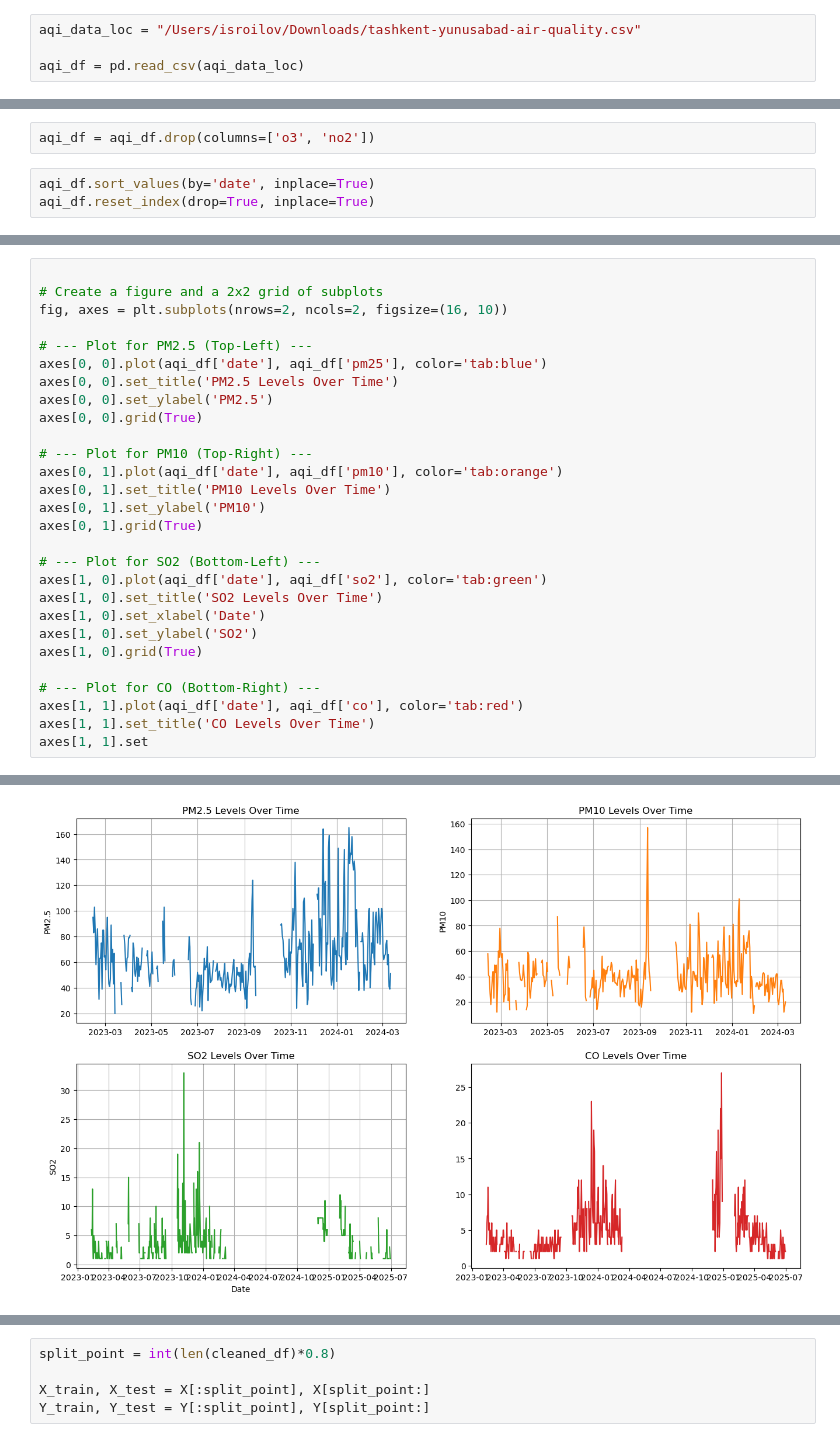
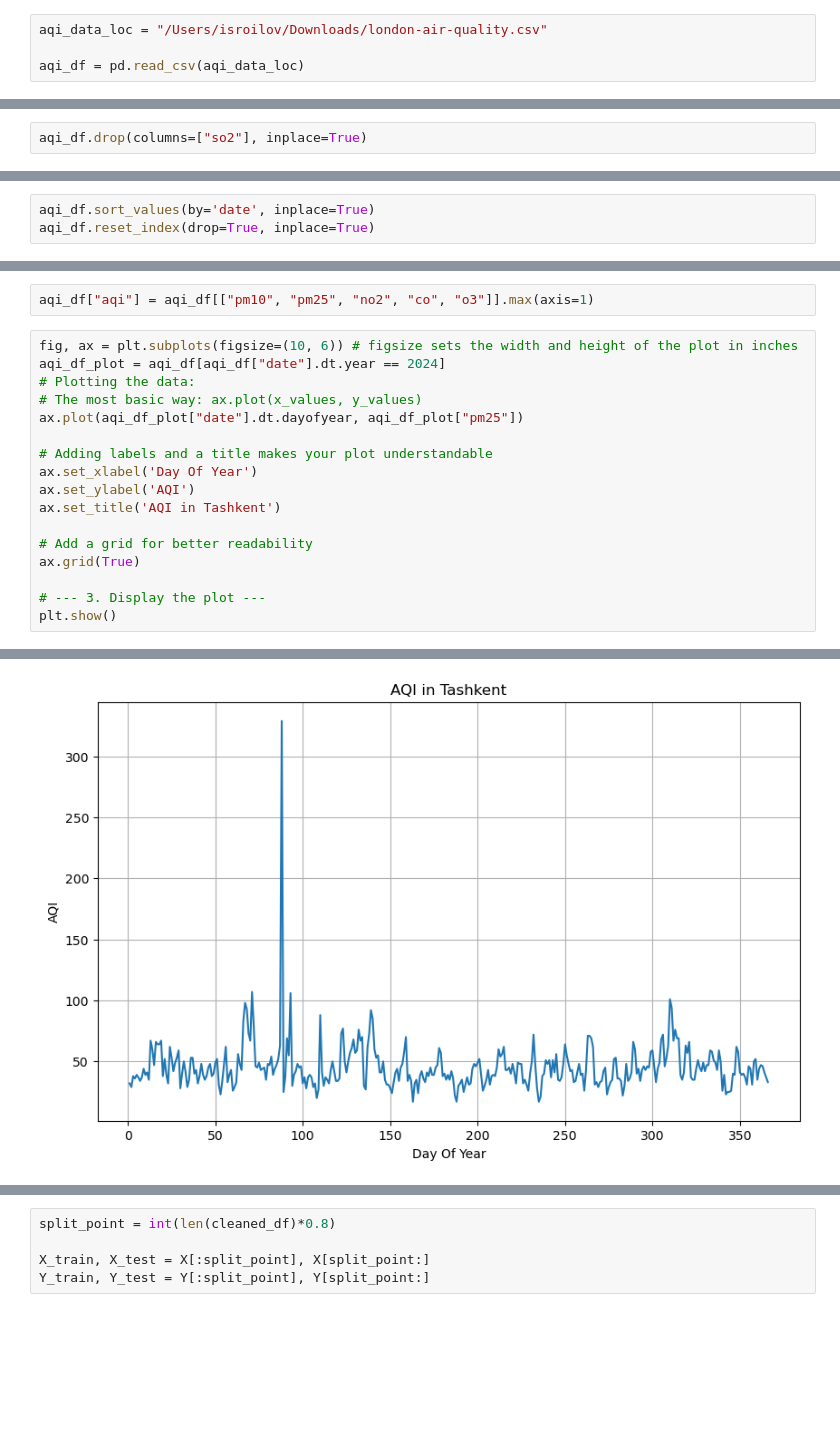
Before and after one commit to Avazbek2002/aqi_prediction, a Jupyter notebook: experiment.ipynb, the cells around one changed output, grey strips where cells are left out. Saved outputs shown, nothing was run; the diff lists cells and outputs as text; blank space fills up the shorter version.

Commit message:
pushing all the data

```diff
--- a/experiment.ipynb
+++ b/experiment.ipynb
@@ -7,5 +8,5 @@ import xgboost as xgb
 # %%
-aqi_data_loc = "/Users/isroilov/Downloads/tashkent-yunusabad-air-quality.csv"
+aqi_data_loc = "/Users/isroilov/Downloads/london-air-quality.csv"
 
 aqi_df = pd.read_csv(aqi_data_loc)
 # %%
@@ -64,3 +65,5 @@ memory usage: 27.4 KB
+# %%
+aqi_df.drop(columns=["so2"], inplace=True)
 # %%
 aqi_df.describe()
 # %% [output]
@@ -76,5 +79,3 @@ aqi_df.describe()
-# %%
-aqi_df = aqi_df.drop(columns=['o3', 'no2'])
 # %%
 aqi_df.sort_values(by='date', inplace=True)
 aqi_df.reset_index(drop=True, inplace=True)
@@ -90,29 +120,20 @@ aqi_df.head()
+# %%
+aqi_df["aqi"] = aqi_df[["pm10", "pm25", "no2", "co", "o3"]].max(axis=1)
 # %%
+fig, ax = plt.subplots(figsize=(10, 6)) # figsize sets the width and height of the plot in inches
+aqi_df_plot = aqi_df[aqi_df["date"].dt.year == 2024]
+# Plotting the data:
+# The most basic way: ax.plot(x_values, y_values)
+ax.plot(aqi_df_plot["date"].dt.dayofyear, aqi_df_plot["pm25"])
 
-# Create a figure and a 2x2 grid of subplots
-fig, axes = plt.subplots(nrows=2, ncols=2, figsize=(16, 10))
+# Adding labels and a title makes your plot understandable
+ax.set_xlabel('Day Of Year')
+ax.set_ylabel('AQI')
+ax.set_title('AQI in Tashkent')
 
-# --- Plot for PM2.5 (Top-Left) ---
-axes[0, 0].plot(aqi_df['date'], aqi_df['pm25'], color='tab:blue')
-axes[0, 0].set_title('PM2.5 Levels Over Time')
-axes[0, 0].set_ylabel('PM2.5')
-axes[0, 0].grid(True)
+# Add a grid for better readability
+ax.grid(True)
 
-# --- Plot for PM10 (Top-Right) ---
-axes[0, 1].plot(aqi_df['date'], aqi_df['pm10'], color='tab:orange')
-axes[0, 1].set_title('PM10 Levels Over Time')
-axes[0, 1].set_ylabel('PM10')
-axes[0, 1].grid(True)
-
-# --- Plot for SO2 (Bottom-Left) ---
-axes[1, 0].plot(aqi_df['date'], aqi_df['so2'], color='tab:green')
-axes[1, 0].set_title('SO2 Levels Over Time')
-axes[1, 0].set_xlabel('Date')
-axes[1, 0].set_ylabel('SO2')
-axes[1, 0].grid(True)
-
-# --- Plot for CO (Bottom-Right) ---
-axes[1, 1].plot(aqi_df['date'], aqi_df['co'], color='tab:red')
-axes[1, 1].set_title('CO Levels Over Time')
-axes[1, 1].set
+# --- 3. Display the plot ---
+plt.show()
 # %% [output]
@@ -120 +140 @@ axes[1, 1].set
-[figure, old version]
+[figure, new version]
```
Also changed, not shown: parts of 21 cells of this notebook, 6 other files.
